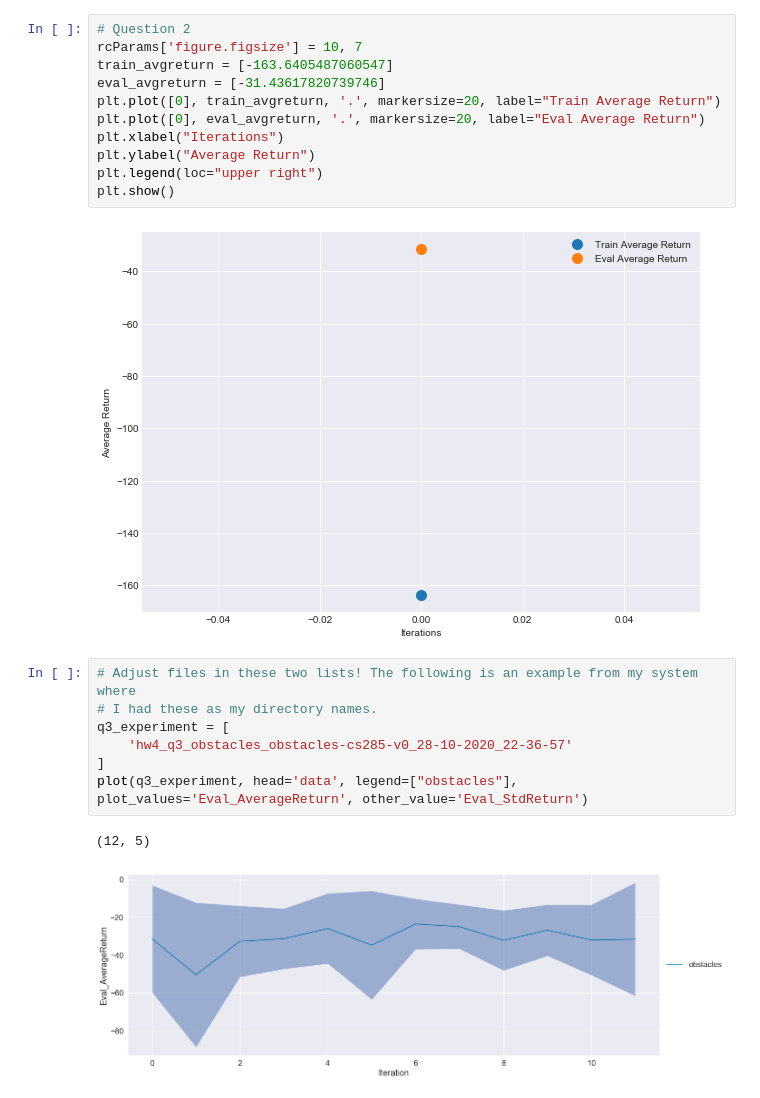
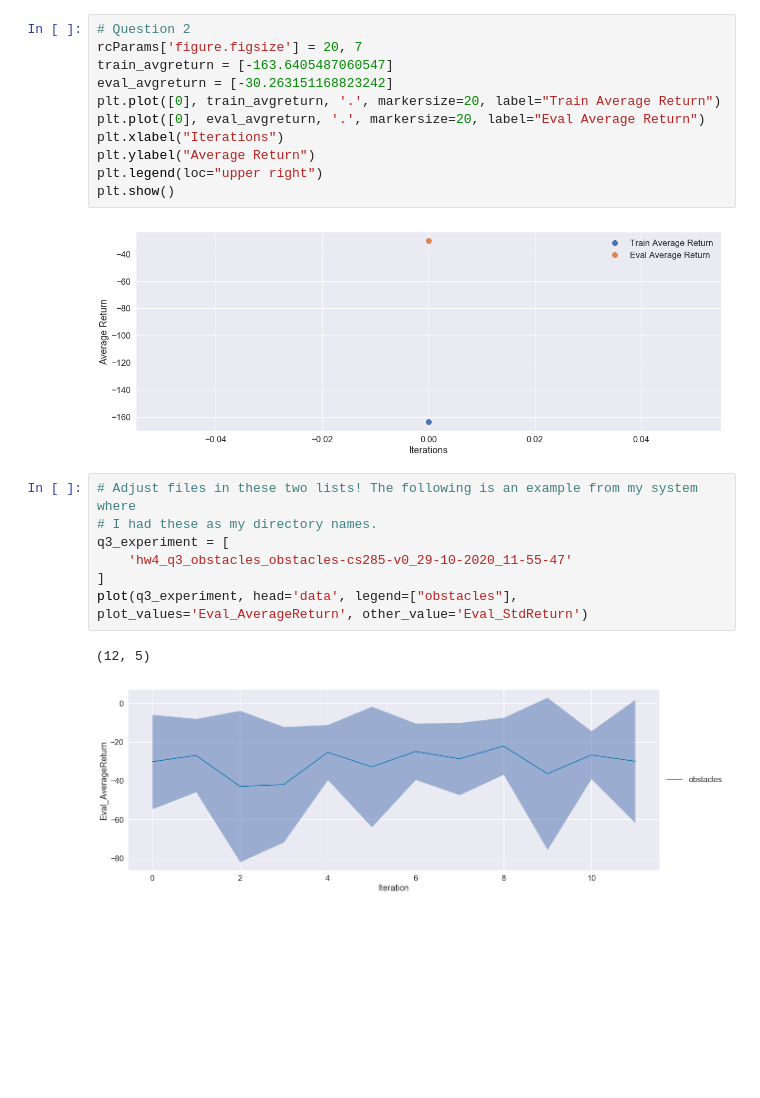
Before and after one commit to Max-Fu/homework_fall2020, a Jupyter notebook: hw4/visualization.ipynb, the cells around one changed output. Drawn from its saved outputs; the diff is of its cells as text; blank space fills up the shorter version.

```diff
--- a/hw4/visualization.ipynb
+++ b/hw4/visualization.ipynb
@@ -141,26 +138,26 @@ The autoreload extension is already loaded. To reload it, use:
 # %%
 # Question 2
-rcParams['figure.figsize'] = 10, 7
+rcParams['figure.figsize'] = 20, 7
 train_avgreturn = [-163.6405487060547]
-eval_avgreturn = [-31.43617820739746]
+eval_avgreturn = [-30.263151168823242]
 plt.plot([0], train_avgreturn, '.', markersize=20, label="Train Average Return")
 plt.plot([0], eval_avgreturn, '.', markersize=20, label="Eval Average Return")
 plt.xlabel("Iterations")
 plt.ylabel("Average Return")
 plt.legend(loc="upper right")
 plt.show()
 # %% [output]
-[figure, old version]
+[figure, new version]
 # %%
 # Adjust files in these two lists! The following is an example from my system where
 # I had these as my directory names.
 q3_experiment = [
-    'hw4_q3_obstacles_obstacles-cs285-v0_28-10-2020_22-36-57'
+    'hw4_q3_obstacles_obstacles-cs285-v0_29-10-2020_11-55-47'
 ]
 plot(q3_experiment, head='data', legend=["obstacles"], plot_values='Eval_AverageReturn', other_value='Eval_StdReturn')
 # %% [output]
 (12, 5)
-[figure, old version]
+[figure, new version]
 # %%
 # Adjust files in these two lists! The following is an example from my system where
 # I had these as my directory names.
```
Also changed, not shown: parts of 6 cells of this notebook, 1 other file.
